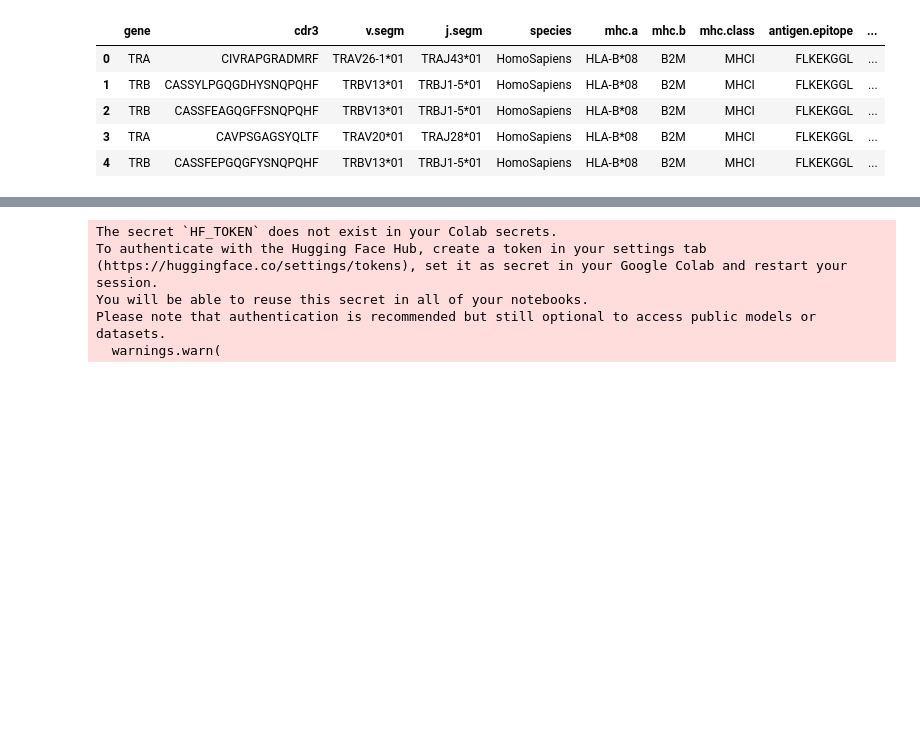
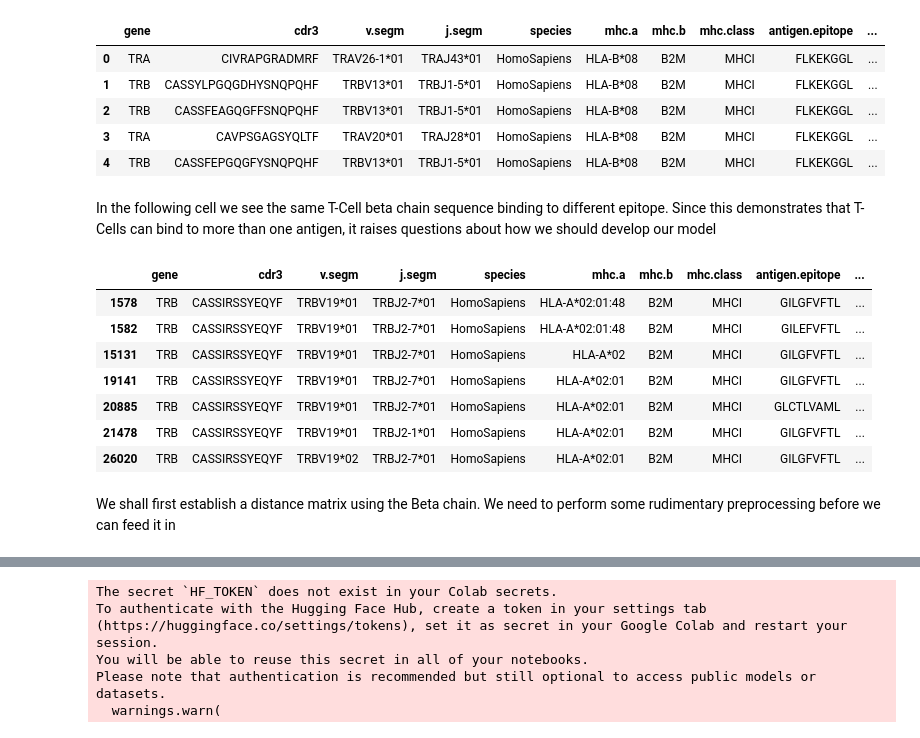
Before and after one commit to UoB-DSMP-2023-24/dsmp-2024-groupol1, a Jupyter notebook: distances_matrix.ipynb, the cells around one changed output, grey strips where cells are left out. Drawn from its saved outputs; the diff is of its cells as text; code cells hidden in the pictures; blank space fills up the shorter version.

```diff
--- a/distances_matrix.ipynb
+++ b/distances_matrix.ipynb
@@ -36,6 +67,21 @@ human_data.head()
 | 2 | TRB | CASSFEAGQGFFSNQPQHF | TRBV13*01 | TRBJ1-5*01 | HomoSapiens | HLA-B*08 | B2M | MHCI | FLKEKGGL | ... |
 | 3 | TRA | CAVPSGAGSYQLTF | TRAV20*01 | TRAJ28*01 | HomoSapiens | HLA-B*08 | B2M | MHCI | FLKEKGGL | ... |
 | 4 | TRB | CASSFEPGQGFYSNQPQHF | TRBV13*01 | TRBJ1-5*01 | HomoSapiens | HLA-B*08 | B2M | MHCI | FLKEKGGL | ... |
+# %% [markdown]
+In the following cell we see the same T-Cell beta chain sequence binding to different epitope. Since this demonstrates that T-Cells can bind to more than one antigen, it raises questions about how we should develop our model
+# %%
+human_data[human_data['cdr3'] == 'CASSIRSSYEQYF']
+# %% [output]
+|  | gene | cdr3 | v.segm | j.segm | species | mhc.a | mhc.b | mhc.class | antigen.epitope | ... |
+| 1578 | TRB | CASSIRSSYEQYF | TRBV19*01 | TRBJ2-7*01 | HomoSapiens | HLA-A*02:01:48 | B2M | MHCI | GILGFVFTL | ... |
+| 1582 | TRB | CASSIRSSYEQYF | TRBV19*01 | TRBJ2-7*01 | HomoSapiens | HLA-A*02:01:48 | B2M | MHCI | GILEFVFTL | ... |
+| 15131 | TRB | CASSIRSSYEQYF | TRBV19*01 | TRBJ2-7*01 | HomoSapiens | HLA-A*02 | B2M | MHCI | GILGFVFTL | ... |
+| 19141 | TRB | CASSIRSSYEQYF | TRBV19*01 | TRBJ2-7*01 | HomoSapiens | HLA-A*02:01 | B2M | MHCI | GILGFVFTL | ... |
+| 20885 | TRB | CASSIRSSYEQYF | TRBV19*01 | TRBJ2-7*01 | HomoSapiens | HLA-A*02:01 | B2M | MHCI | GLCTLVAML | ... |
+| 21478 | TRB | CASSIRSSYEQYF | TRBV19*01 | TRBJ2-1*01 | HomoSapiens | HLA-A*02:01 | B2M | MHCI | GILGFVFTL | ... |
+| 26020 | TRB | CASSIRSSYEQYF | TRBV19*02 | TRBJ2-7*01 | HomoSapiens | HLA-A*02:01 | B2M | MHCI | GILGFVFTL | ... |
+# %% [markdown]
+We shall first establish a distance matrix using the Beta chain. We need to perform some rudimentary preprocessing before we can feed it in
 # %%
 TRB = human_data[human_data['gene'] =='TRB']
 # rename the columns for our beta chain matrix calculation
```
Also changed, not shown: parts of 25 cells of this notebook, 2 other files.
